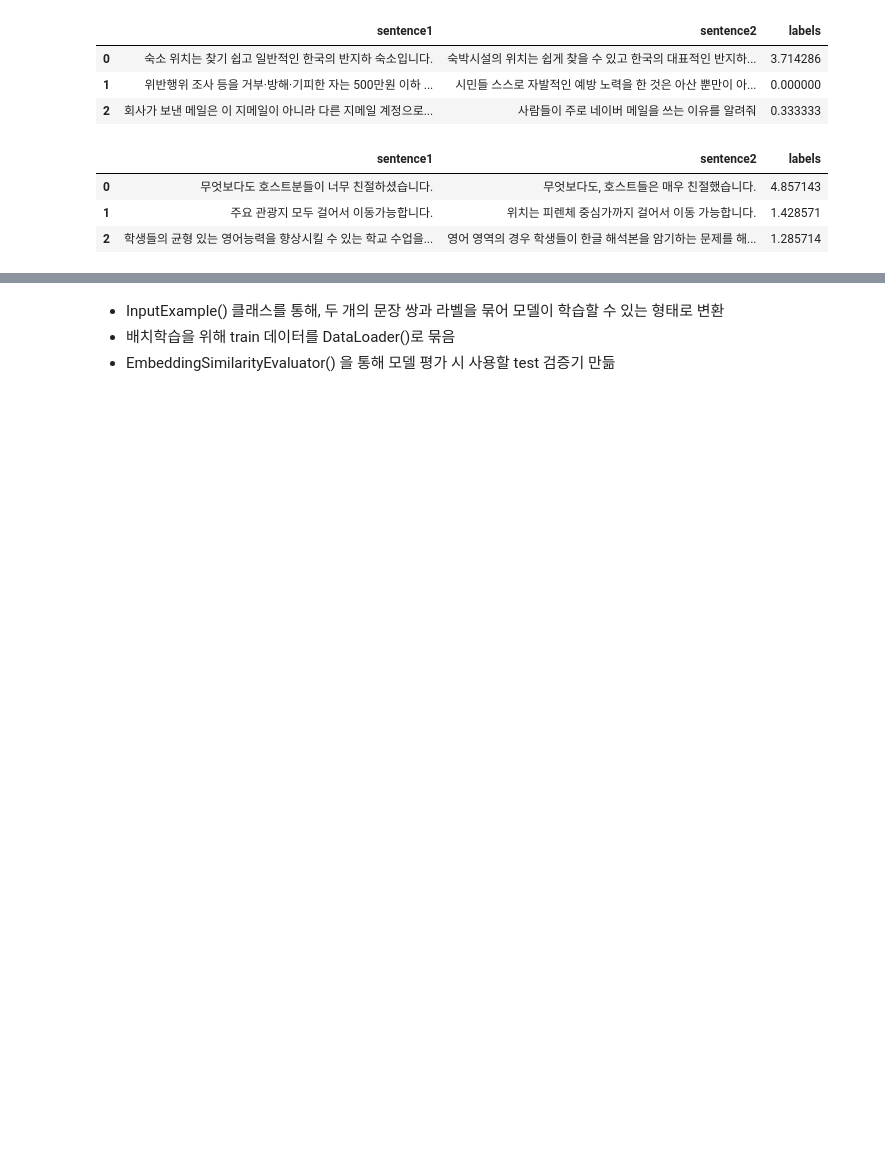
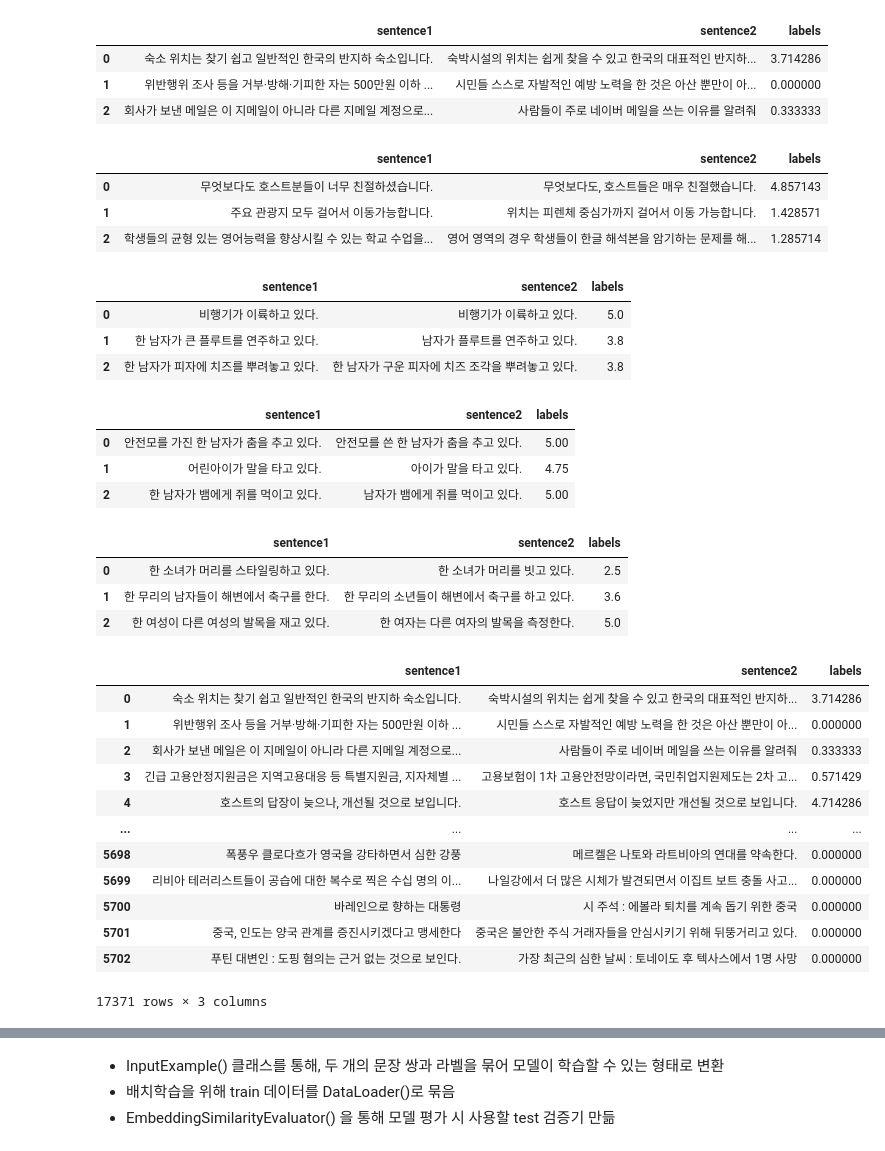
Before and after one commit to WooKyungHwa/NLU_3-, a Jupyter notebook: 우경화_sts.ipynb, the cells around one changed output, grey strips where cells are left out. Cells and saved outputs as stored; diff of their text form; code cells hidden in the pictures; blank space fills up the shorter version.

```diff
--- a/우경화_sts.ipynb
+++ b/우경화_sts.ipynb
@@ -108,0 +111,3 @@ dataset['validation'][0]
+# %%
+# kakaobrain/KorNLUDatasets 다운로드
+kor_nlu_data = load_dataset("kor_nlu", "sts")
@@ -152,0 +198,75 @@ test_data.head(3)
+# %%
+# kor_nlu_data['train'] -> 데이터프레임(DataFrame)으로 보기
+import pandas as pd
+
+s1, s2, label1 = [], [], []
+
+for data1 in kor_nlu_data['train'] :
+  s1.append(data1['sentence1'])
+  s2.append(data1['sentence2'])
+  label1.append(data1['score'])
+
+train_kor_data = pd.DataFrame({'sentence1' : s1, 'sentence2' : s2, 'labels' : label1})
+train_kor_data.head(3)
+# %% [output]
+|  | sentence1 | sentence2 | labels |
+| 0 | 비행기가 이륙하고 있다. | 비행기가 이륙하고 있다. | 5.0 |
+| 1 | 한 남자가 큰 플루트를 연주하고 있다. | 남자가 플루트를 연주하고 있다. | 3.8 |
+| 2 | 한 남자가 피자에 치즈를 뿌려놓고 있다. | 한 남자가 구운 피자에 치즈 조각을 뿌려놓고 있다. | 3.8 |
+# %%
+# kor_nlu_data['validation'] -> 데이터프레임(DataFrame)으로 보기
+s3, s4, label2 = [], [], []
+
+for data2 in kor_nlu_data['validation'] :
+  s3.append(data2['sentence1'])
+  s4.append(data2['sentence2'])
+  label2.append(data2['score'])
+
+validation_kor_data = pd.DataFrame({'sentence1' : s3, 'sentence2' : s4, 'labels' : label2})
+validation_kor_data.head(3)
+# %% [output]
+|  | sentence1 | sentence2 | labels |
+| 0 | 안전모를 가진 한 남자가 춤을 추고 있다. | 안전모를 쓴 한 남자가 춤을 추고 있다. | 5.00 |
+| 1 | 어린아이가 말을 타고 있다. | 아이가 말을 타고 있다. | 4.75 |
+| 2 | 한 남자가 뱀에게 쥐를 먹이고 있다. | 남자가 뱀에게 쥐를 먹이고 있다. | 5.00 |
+# %%
+# kor_nlu_data['test'] -> 데이터프레임(DataFrame)으로 보기
+s5, s6, label3 = [], [], []
+
+for data3 in kor_nlu_data['test'] :
+  s5.append(data3['sentence1'])
+  s6.append(data3['sentence2'])
+  label3.append(data3['score'])
+
+test_kor_data = pd.DataFrame({'sentence1' : s5, 'sentence2' : s6, 'labels' : label3})
+test_kor_data.head(3)
+# %% [output]
+|  | sentence1 | sentence2 | labels |
+| 0 | 한 소녀가 머리를 스타일링하고 있다. | 한 소녀가 머리를 빗고 있다. | 2.5 |
+| 1 | 한 무리의 남자들이 해변에서 축구를 한다. | 한 무리의 소년들이 해변에서 축구를 하고 있다. | 3.6 |
+| 2 | 한 여성이 다른 여성의 발목을 재고 있다. | 한 여자는 다른 여자의 발목을 측정한다. | 5.0 |
+# %%
+# KLUE-STS + kor_nlu_data 데이터셋 합치기
+# concat 함수 -> 행 방향으로 데이터프레임 합치기
+
+# add_train_data = train_data + train_kor_data
+add_train_data = pd.concat([train_data, train_kor_data])
+
+# add_test_data = test_data + test_kor_data
+add_test_data = pd.concat([test_data, test_kor_data])
+
+add_train_data
+# %% [output]
+|  | sentence1 | sentence2 | labels |
+| 0 | 숙소 위치는 찾기 쉽고 일반적인 한국의 반지하 숙소입니다. | 숙박시설의 위치는 쉽게 찾을 수 있고 한국의 대표적인 반지하... | 3.714286 |
+| 1 | 위반행위 조사 등을 거부·방해·기피한 자는 500만원 이하 ... | 시민들 스스로 자발적인 예방 노력을 한 것은 아산 뿐만이 아... | 0.000000 |
+| 2 | 회사가 보낸 메일은 이 지메일이 아니라 다른 지메일 계정으로... | 사람들이 주로 네이버 메일을 쓰는 이유를 알려줘 | 0.333333 |
+| 3 | 긴급 고용안정지원금은 지역고용대응 등 특별지원금, 지자체별 ... | 고용보험이 1차 고용안전망이라면, 국민취업지원제도는 2차 고... | 0.571429 |
+| 4 | 호스트의 답장이 늦으나, 개선될 것으로 보입니다. | 호스트 응답이 늦었지만 개선될 것으로 보입니다. | 4.714286 |
+| ... | ... | ... | ... |
+| 5698 | 폭풍우 클로다흐가 영국을 강타하면서 심한 강풍 | 메르켈은 나토와 라트비아의 연대를 약속한다. | 0.000000 |
+| 5699 | 리비아 테러리스트들이 공습에 대한 복수로 찍은 수십 명의 이... | 나일강에서 더 많은 시체가 발견되면서 이집트 보트 충돌 사고... | 0.000000 |
+| 5700 | 바레인으로 향하는 대통령 | 시 주석 : 에볼라 퇴치를 계속 돕기 위한 중국 | 0.000000 |
+| 5701 | 중국, 인도는 양국 관계를 증진시키겠다고 맹세한다 | 중국은 불안한 주식 거래자들을 안심시키기 위해 뒤뚱거리고 있다. | 0.000000 |
+| 5702 | 푸틴 대변인 : 도핑 혐의는 근거 없는 것으로 보인다. | 가장 최근의 심한 날씨 : 토네이도 후 텍사스에서 1명 사망 | 0.000000 |
+17371 rows × 3 columns
```
Also changed, not shown: parts of 28 cells of this notebook.
